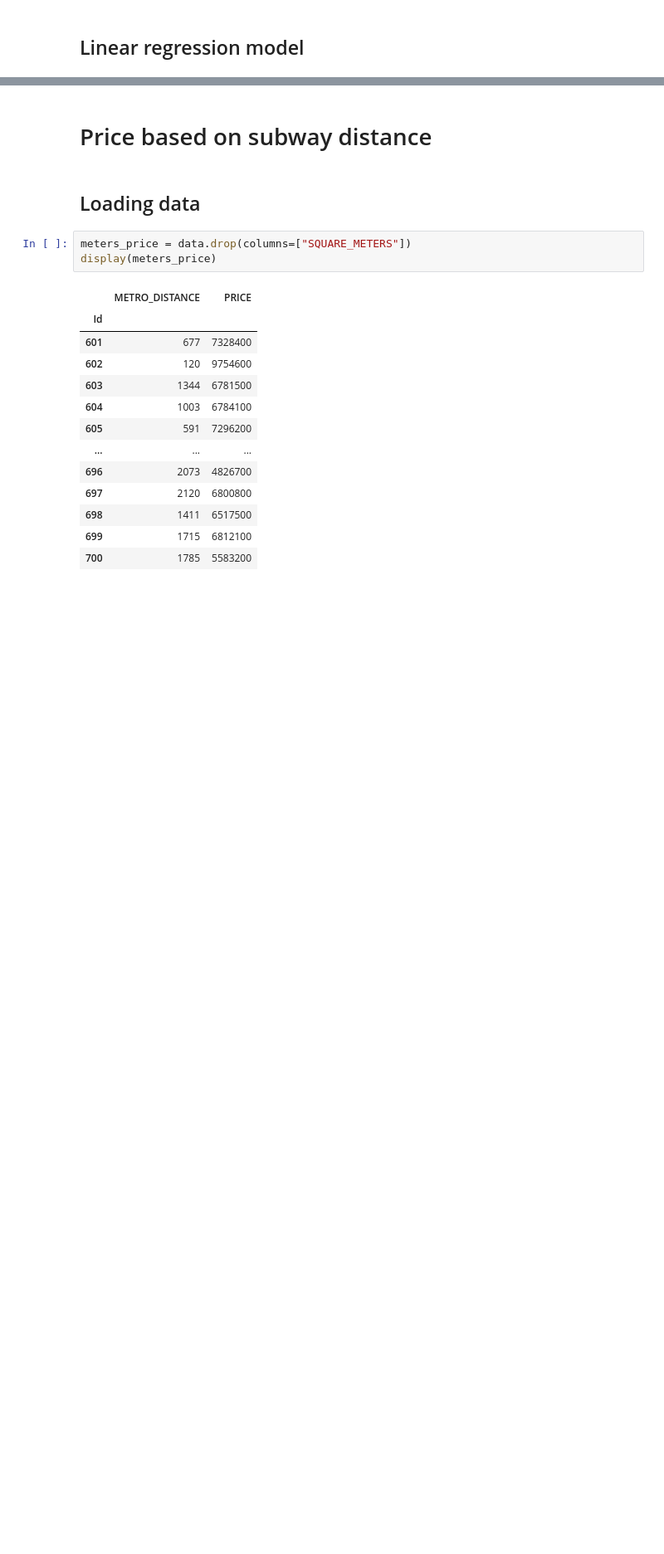
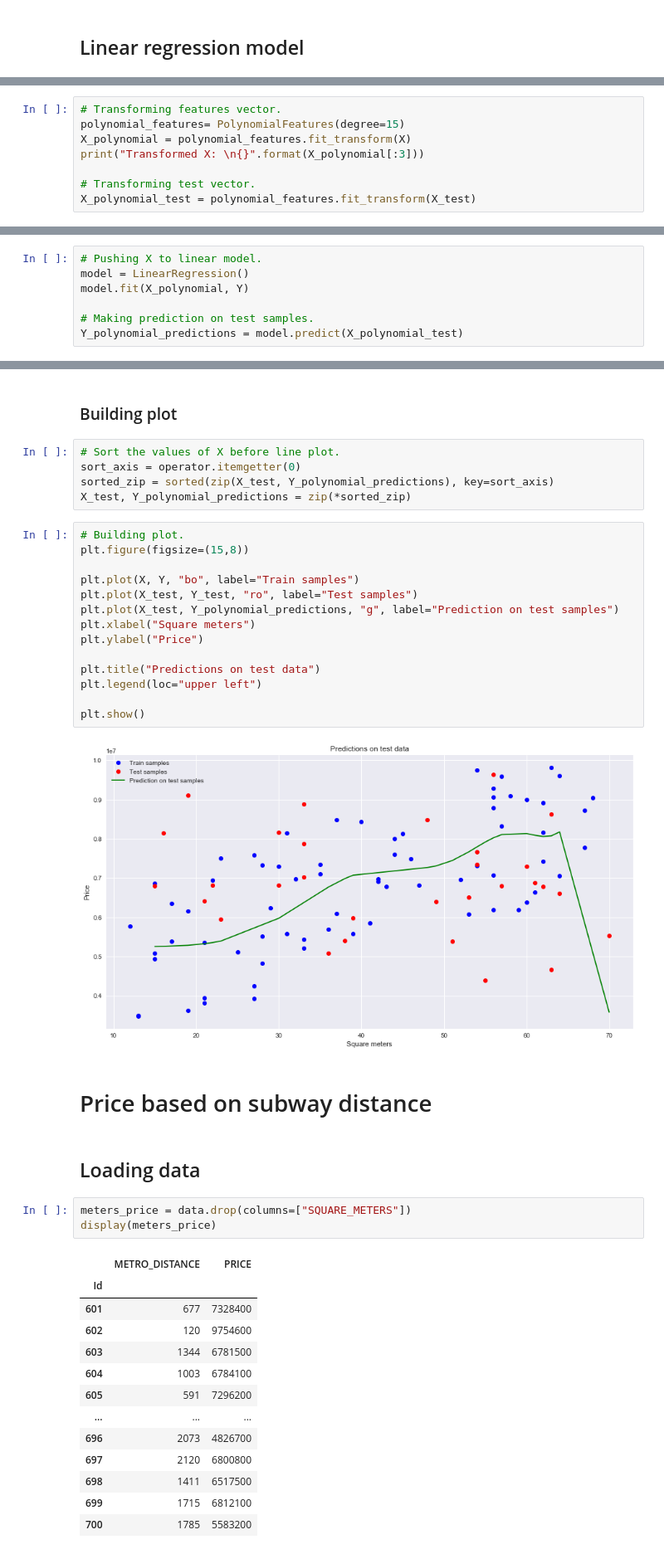
Before and after one commit to SmirnovAlexander/InformationAnalysis, a Jupyter notebook: FlatPricePrediction/notebooks/FlatPricePrediction.ipynb, the cells around one changed output, grey strips where cells are left out. Shown at 83% size. Saved outputs shown, nothing was run; the diff lists cells and outputs as text; blank space fills up the shorter version.

Commit message:
hw 4: added polynomial regression

```diff
--- a/FlatPricePrediction/notebooks/FlatPricePrediction.ipynb
+++ b/FlatPricePrediction/notebooks/FlatPricePrediction.ipynb
@@ -278,0 +291,8 @@ Tayle: 0.11
+# %%
+# Transforming features vector.
+polynomial_features= PolynomialFeatures(degree=15)
+X_polynomial = polynomial_features.fit_transform(X)
+print("Transformed X: \n{}".format(X_polynomial[:3]))
+
+# Transforming test vector.
+X_polynomial_test = polynomial_features.fit_transform(X_test)
@@ -278,0 +313,7 @@ Tayle: 0.11
+# %%
+# Pushing X to linear model.
+model = LinearRegression()
+model.fit(X_polynomial, Y)
+
+# Making prediction on test samples.
+Y_polynomial_predictions = model.predict(X_polynomial_test)
@@ -279,3 +334,26 @@ Tayle: 0.11
+# %% [markdown]
+### Building plot
+# %%
+# Sort the values of X before line plot.
+sort_axis = operator.itemgetter(0)
+sorted_zip = sorted(zip(X_test, Y_polynomial_predictions), key=sort_axis)
+X_test, Y_polynomial_predictions = zip(*sorted_zip)
+# %%
+# Building plot.
+plt.figure(figsize=(15,8))
+
+plt.plot(X, Y, "bo", label="Train samples")
+plt.plot(X_test, Y_test, "ro", label="Test samples")
+plt.plot(X_test, Y_polynomial_predictions, "g", label="Prediction on test samples")
+plt.xlabel("Square meters")
+plt.ylabel("Price")
+
+plt.title("Predictions on test data")
+plt.legend(loc="upper left")
+
+plt.show()
+# %% [output]
+[figure, added]
 # %% [markdown]
 # Price based on subway distance
 # %% [markdown]
```
Also changed, not shown: parts of 40 cells of this notebook.
